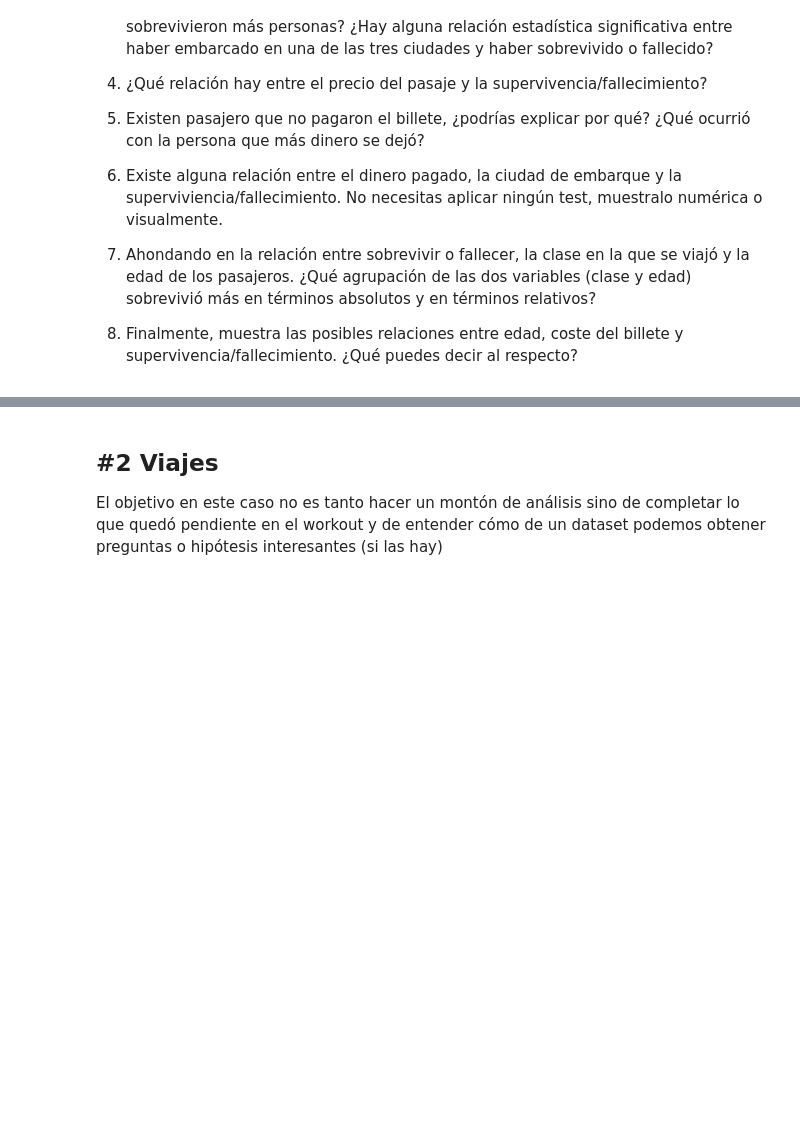
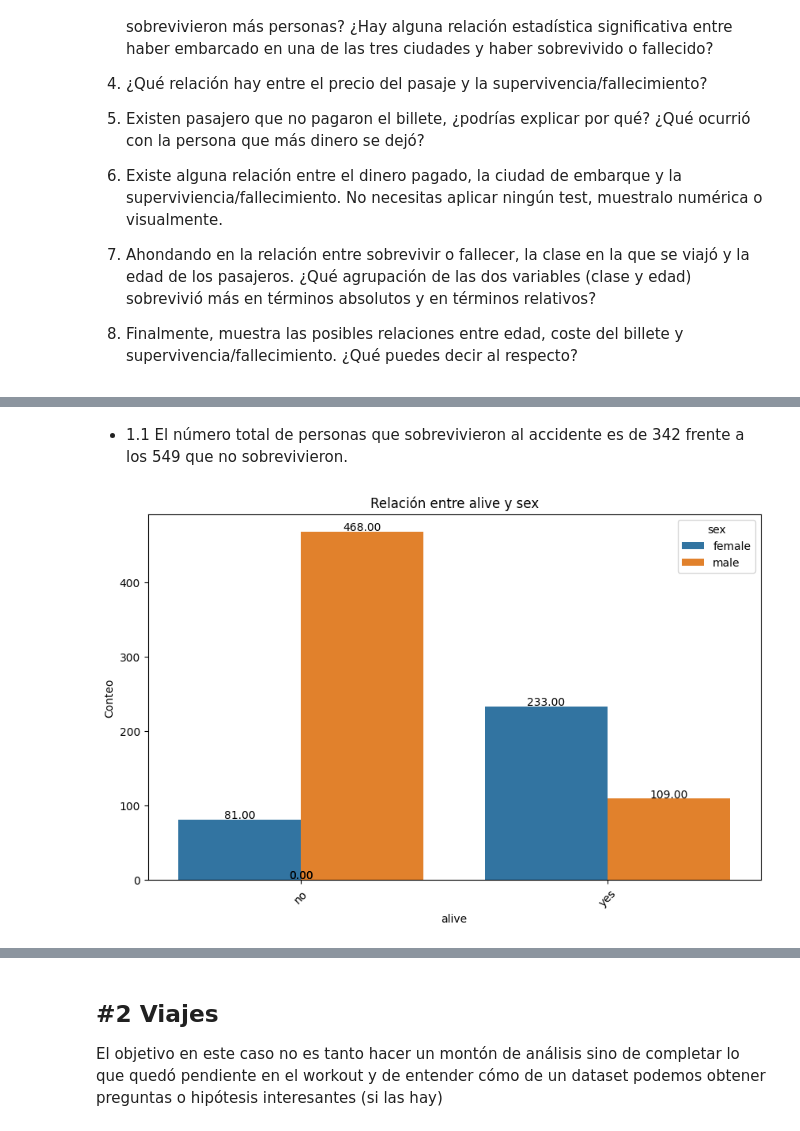
Before and after one commit to CristianZB-dev/MIS_PRACTICAS, a Jupyter notebook: 03_Analisis_de_Datos/Sprint_07/Unidad_02/Practica_Obligatoria/18_Practica_Obligatoria_Multivariante.ipynb, the cells around one changed output, grey strips where cells are left out. Saved outputs shown, nothing was run; the diff lists cells and outputs as text; code cells hidden in the pictures; blank space fills up the shorter version.

```diff
--- a/03_Analisis_de_Datos/Sprint_07/Unidad_02/Practica_Obligatoria/18_Practica_Obligatoria_Multivariante.ipynb
+++ b/03_Analisis_de_Datos/Sprint_07/Unidad_02/Practica_Obligatoria/18_Practica_Obligatoria_Multivariante.ipynb
@@ -170,0 +172,6 @@ Realiza los análisis bivariantes o multivariantes que necesites, así como los
+# %% [markdown]
+* 1.1 El número total de personas que sobrevivieron al accidente es de 342 frente a los 549 que no sobrevivieron.
+# %%
+plot_categorical_relationship_fin(df_titanic,"alive","sex", relative_freq= False, show_values= True, size_group=4)
+# %% [output]
+[figure, added]
```
Also changed, not shown: parts of 52 cells of this notebook.
